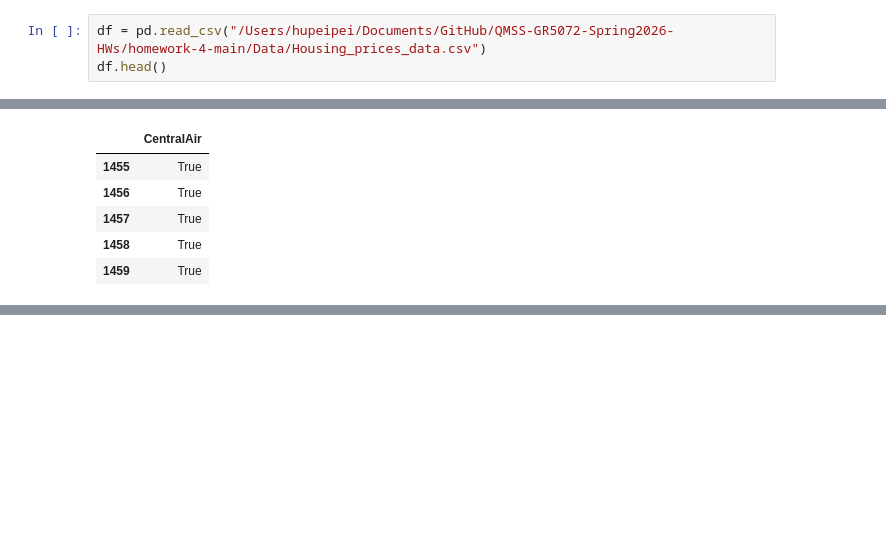
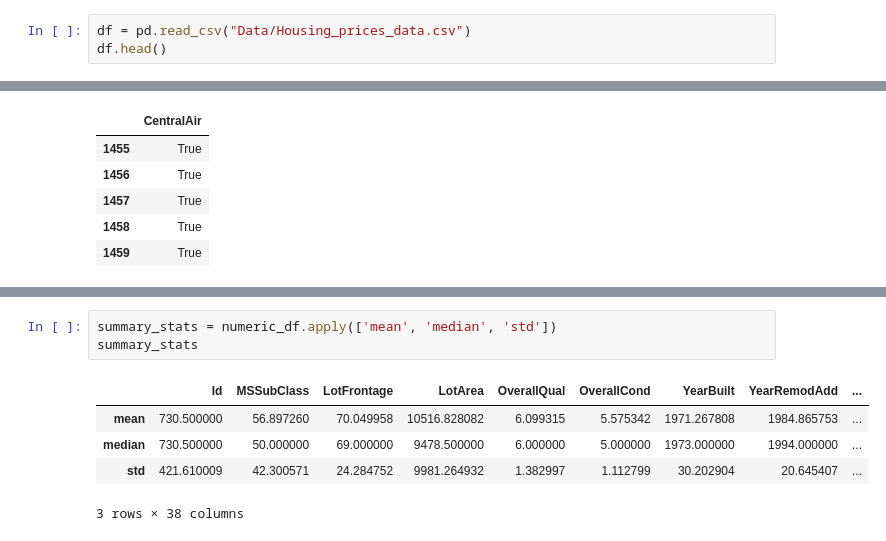
Before and after one commit to 97Peipei/QMSS-GR5072-Spring2026-HWs, a Jupyter notebook: homework-4-main/HW04.ipynb, the cells around one changed output, grey strips where cells are left out. Cells and saved outputs as stored; diff of their text form; blank space fills up the shorter version.

```diff
--- a/homework-4-main/HW04.ipynb
+++ b/homework-4-main/HW04.ipynb
@@ -6,7 +6,7 @@ import numpy as np
 # %% [markdown]
 ## 1.Import the data as a pd.DataFrame object. Use one or more functions from the pandas library to split the data into three unique datasets.
 # %%
-df = pd.read_csv("/Users/hupeipei/Documents/GitHub/QMSS-GR5072-Spring2026-HWs/homework-4-main/Data/Housing_prices_data.csv")
+df = pd.read_csv("Data/Housing_prices_data.csv")
 df.head()
 # %% [output]
 |  | Id | MSSubClass | MSZoning | LotFrontage | LotArea | Street | Alley | LotShape | LandContour | ... |
@@ -88,0 +91,9 @@ boolean_df.tail()
+# %%
+summary_stats = numeric_df.apply(['mean', 'median', 'std'])
+summary_stats
+# %% [output]
+|  | Id | MSSubClass | LotFrontage | LotArea | OverallQual | OverallCond | YearBuilt | YearRemodAdd | ... |
+| mean | 730.500000 | 56.897260 | 70.049958 | 10516.828082 | 6.099315 | 5.575342 | 1971.267808 | 1984.865753 | ... |
+| median | 730.500000 | 50.000000 | 69.000000 | 9478.500000 | 6.000000 | 5.000000 | 1973.000000 | 1994.000000 | ... |
+| std | 421.610009 | 42.300571 | 24.284752 | 9981.264932 | 1.382997 | 1.112799 | 30.202904 | 20.645407 | ... |
+3 rows × 38 columns
```
Also changed, not shown: parts of 1 cell of this notebook.
